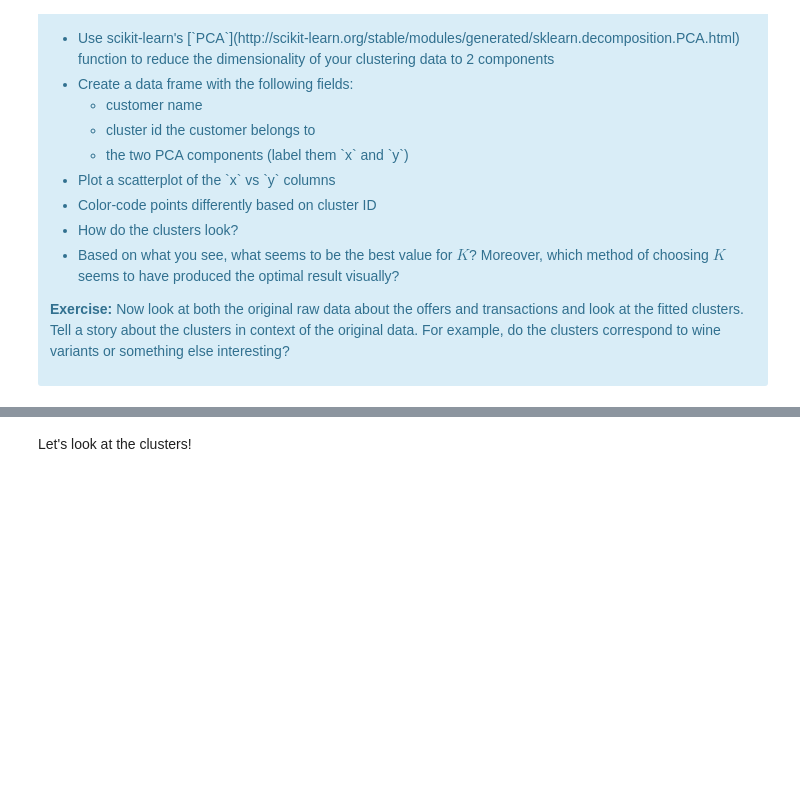
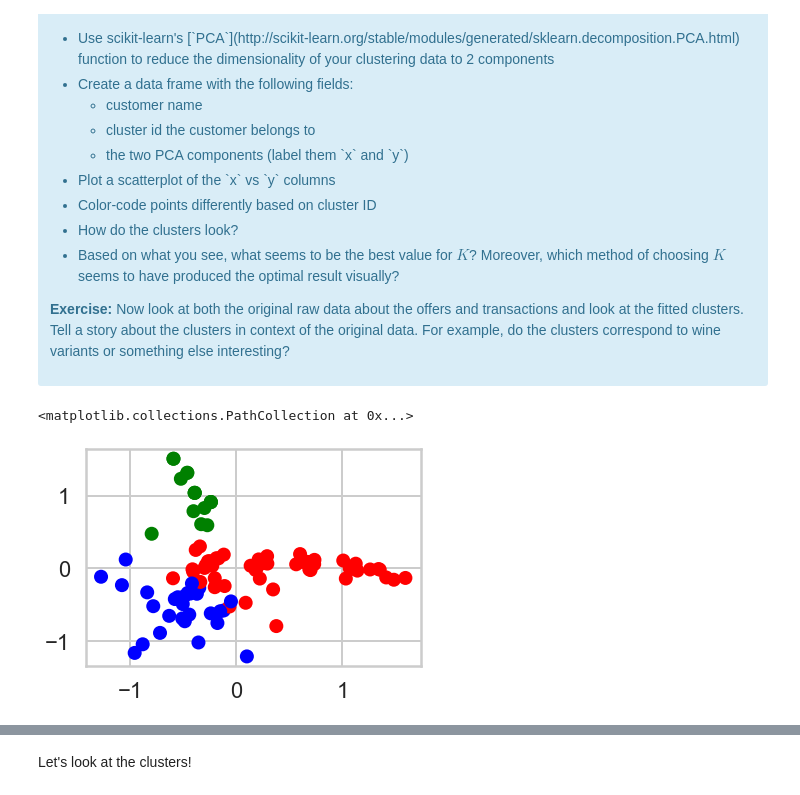
Before and after one commit to melodyhc/ClusteringStudy, a Jupyter notebook: Clustering Case Study - Customer Segmentation with K-Means - Tier 1.ipynb, the cells around one changed output, grey strips where cells are left out. Drawn from its saved outputs; the diff is of its cells as text; code cells hidden in the pictures; blank space fills up the shorter version.

```diff
--- a/Clustering Case Study - Customer Segmentation with K-Means - Tier 1.ipynb
+++ b/Clustering Case Study - Customer Segmentation with K-Means - Tier 1.ipynb
@@ -417,16 +422,19 @@ This is only one use of PCA for dimension reduction. We can also use PCA when we
 # %%
 import sklearn.decomposition
 import matplotlib.colors
 
 # Make a variable called model. We want n_clusters = 3 as parameter to sklearn.cluster.KMeans
-_ _ _ = _ _ _._ _ _.KMeans(_ _ _=3)
+model = sklearn.cluster.KMeans(n_clusters = 3)
 # Call a fit_predict() on X
-cluster_assignments = model._ _ _(X)
+cluster_assignments = model.fit_predict(X)
 
 # Let's visualiaze with colors.ListedColormap
-cmap = matplotlib.colors._ _ _(['red', 'green', 'blue'])
+cmap = matplotlib.colors.ListedColormap(['red', 'green', 'blue'])
 
 # We're going to do some PCA here. Call decomposition.PCA on sklearn, and pass n_components=2 as parameter
-pca = sklearn._ _ _._ _ _(_ _ _=2)
+pca = sklearn.decomposition.PCA(n_components=2)
 pc1, pc2 = zip(*pca.fit_transform(X))
 plt.scatter(pc1, pc2, c=cluster_assignments.tolist(), cmap=cmap)
+# %% [output]
+<matplotlib.collections.PathCollection at 0x...>
+[figure, added]
```
Also changed, not shown: parts of 10 cells of this notebook.
